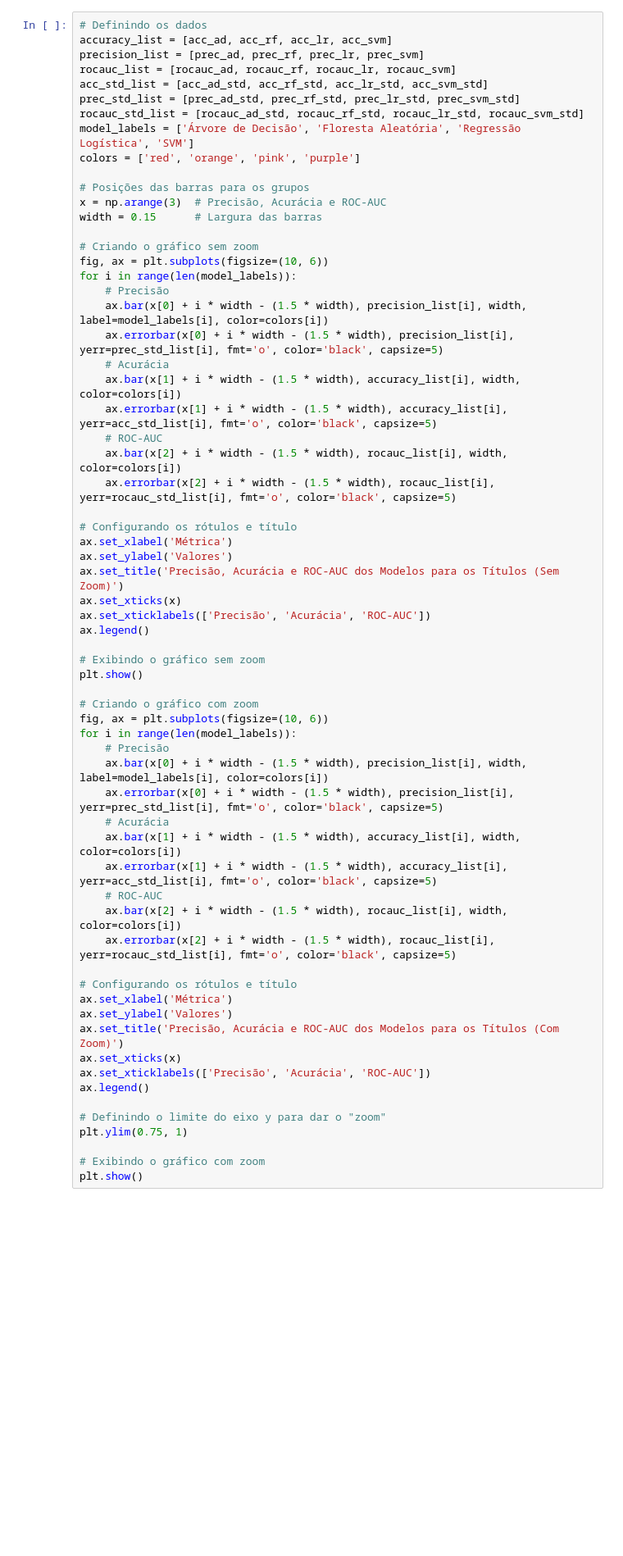
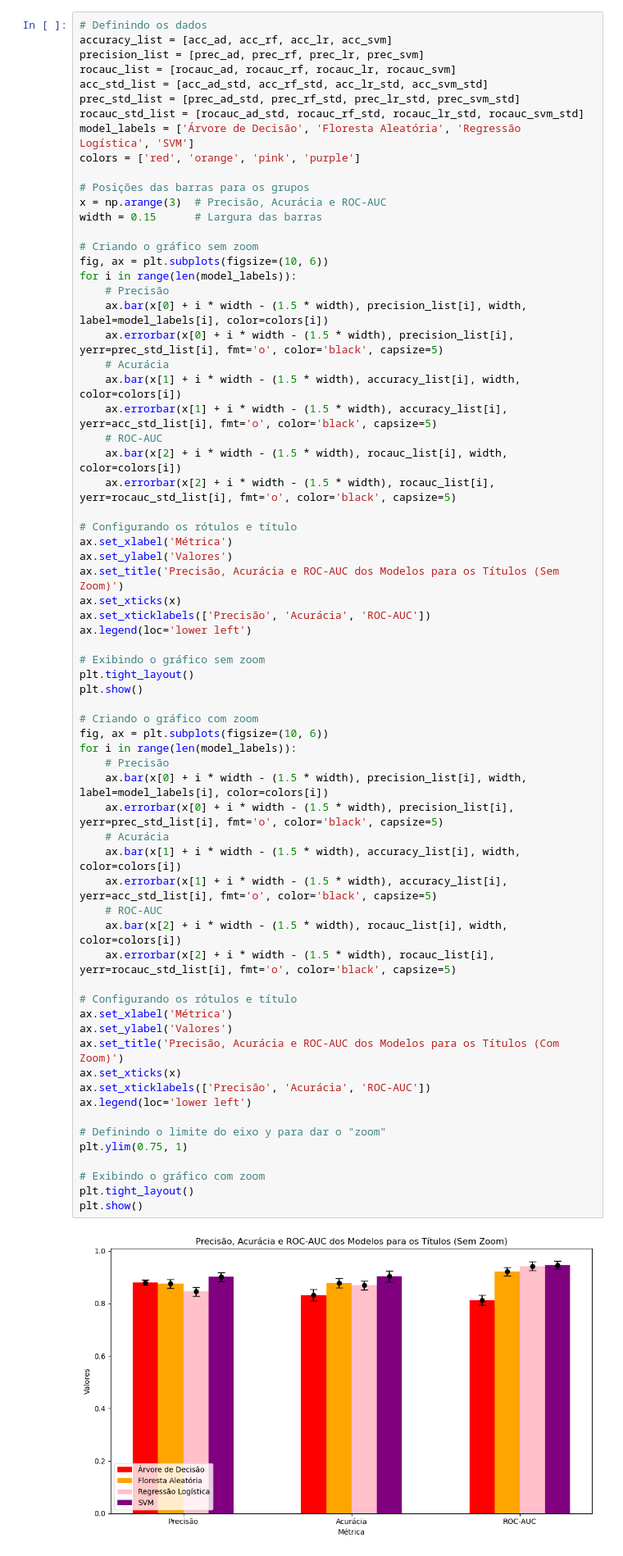
Before and after one commit to Thomazellinho/tcc_noticiasfalsas_ilum, a Jupyter notebook: 4_tcc_titulos.ipynb, the cells around one changed output. Shown at 82% size. Drawn from its saved outputs; the diff is of its cells as text; blank space fills up the shorter version.

```diff
--- a/4_tcc_titulos.ipynb
+++ b/4_tcc_titulos.ipynb
@@ -186,34 +250,38 @@ ax.set_ylabel('Valores')
 ax.set_title('Precisão, Acurácia e ROC-AUC dos Modelos para os Títulos (Sem Zoom)')
 ax.set_xticks(x)
 ax.set_xticklabels(['Precisão', 'Acurácia', 'ROC-AUC'])
-ax.legend()
+ax.legend(loc='lower left')
 
 # Exibindo o gráfico sem zoom
+plt.tight_layout()
 plt.show()
 
 # Criando o gráfico com zoom
 fig, ax = plt.subplots(figsize=(10, 6))
 for i in range(len(model_labels)):
     # Precisão
     ax.bar(x[0] + i * width - (1.5 * width), precision_list[i], width, label=model_labels[i], color=colors[i])
     ax.errorbar(x[0] + i * width - (1.5 * width), precision_list[i], yerr=prec_std_list[i], fmt='o', color='black', capsize=5)
     # Acurácia
     ax.bar(x[1] + i * width - (1.5 * width), accuracy_list[i], width, color=colors[i])
     ax.errorbar(x[1] + i * width - (1.5 * width), accuracy_list[i], yerr=acc_std_list[i], fmt='o', color='black', capsize=5)
     # ROC-AUC
     ax.bar(x[2] + i * width - (1.5 * width), rocauc_list[i], width, color=colors[i])
     ax.errorbar(x[2] + i * width - (1.5 * width), rocauc_list[i], yerr=rocauc_std_list[i], fmt='o', color='black', capsize=5)
 
 # Configurando os rótulos e título
 ax.set_xlabel('Métrica')
 ax.set_ylabel('Valores')
 ax.set_title('Precisão, Acurácia e ROC-AUC dos Modelos para os Títulos (Com Zoom)')
 ax.set_xticks(x)
 ax.set_xticklabels(['Precisão', 'Acurácia', 'ROC-AUC'])
-ax.legend()
+ax.legend(loc='lower left')
 
 # Definindo o limite do eixo y para dar o "zoom"
 plt.ylim(0.75, 1)
 
 # Exibindo o gráfico com zoom
+plt.tight_layout()
 plt.show()
+# %% [output]
+[figure, added]
```
Also changed, not shown: parts of 12 cells of this notebook, 7 other files.
